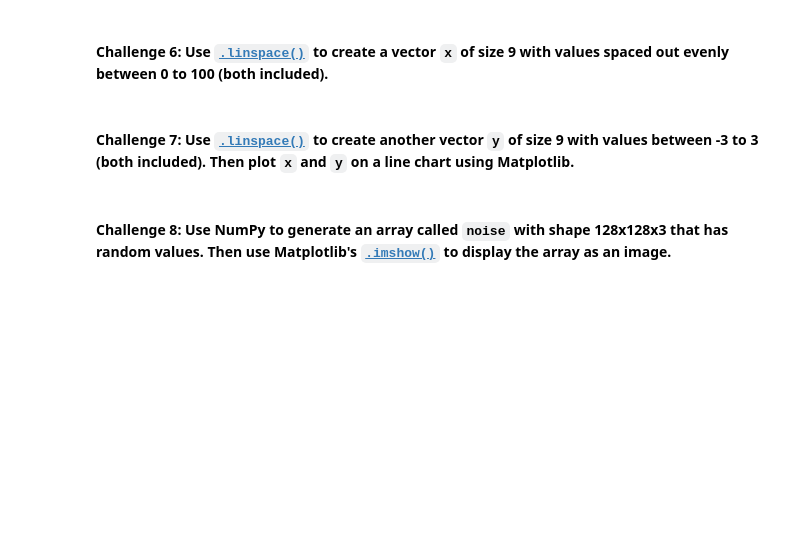
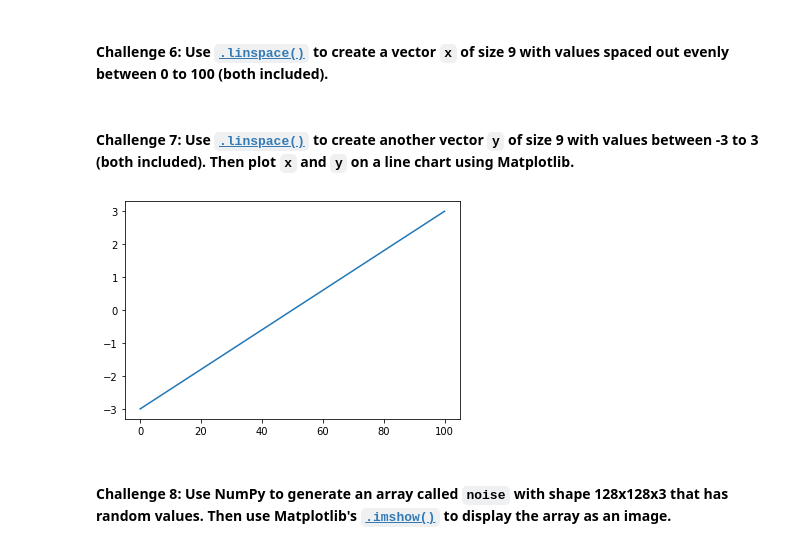
Before and after one commit to jhoeljp/Data-Analytics, a Jupyter notebook: Other/NumPy_Intro/Numpy_Intro.ipynb, the cells around one changed output. Saved outputs shown, nothing was run; the diff lists cells and outputs as text; code cells hidden in the pictures; blank space fills up the shorter version.

```diff
--- a/Other/NumPy_Intro/Numpy_Intro.ipynb
+++ b/Other/NumPy_Intro/Numpy_Intro.ipynb
@@ -190,6 +190,15 @@ arr
 # %% [markdown]
 #### **Challenge 6**: Use [`.linspace()`](https://numpy.org/doc/stable/reference/generated/numpy.linspace.html) to create a vector `x` of size 9 with values spaced out evenly between 0 to 100 (both included).
+# %%
+x = np.linspace(0,100,num=9)
 # %% [markdown]
 #### **Challenge 7**: Use [`.linspace()`](https://numpy.org/doc/stable/reference/generated/numpy.linspace.html) to create another vector `y` of size 9 with values between -3 to 3 (both included). Then plot `x` and `y` on a line chart using Matplotlib.
+# %%
+y = np.linspace(-3,3,num=9)
+
+plt.plot(x,y)
+plt.show()
+# %% [output]
+[figure, added]
 # %% [markdown]
 #### **Challenge 8**: Use NumPy to generate an array called `noise` with shape 128x128x3 that has random values. Then use Matplotlib's [`.imshow()`](https://matplotlib.org/3.1.1/api/_as_gen/matplotlib.pyplot.imshow.html) to display the array as an image.
```
Also changed, not shown: parts of 31 cells of this notebook.
